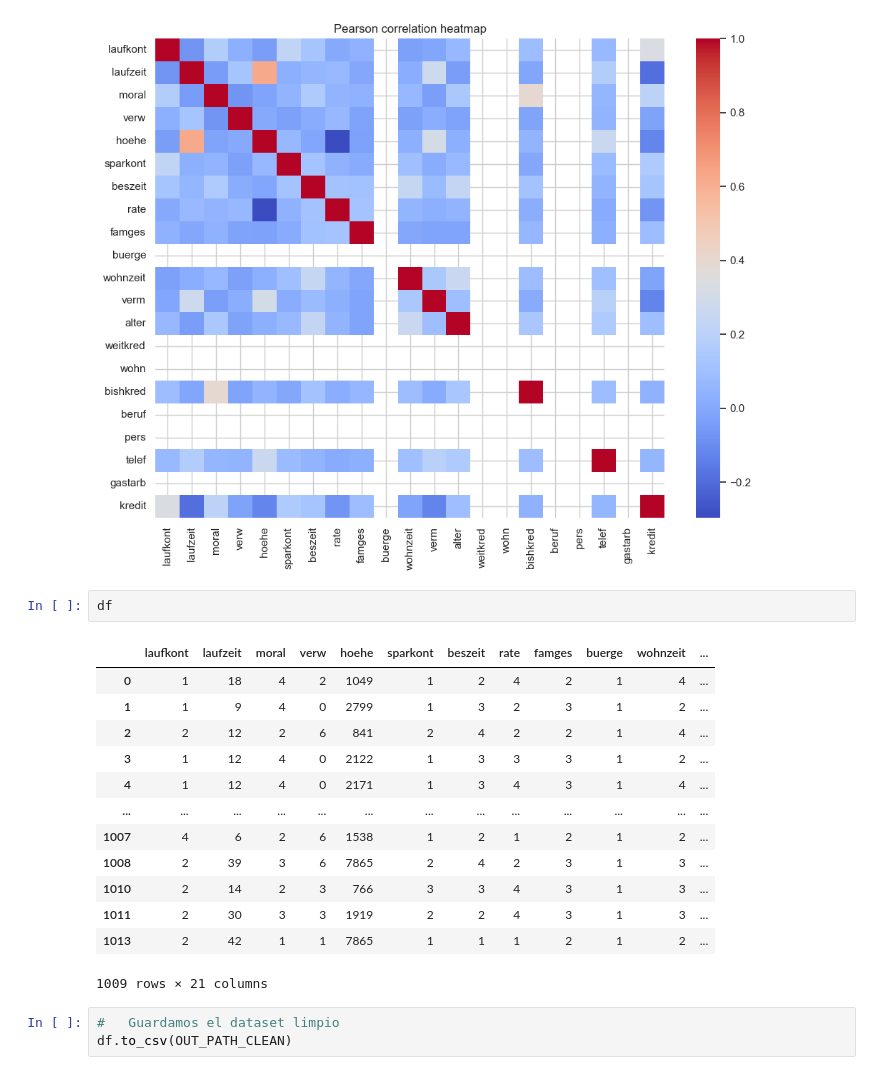
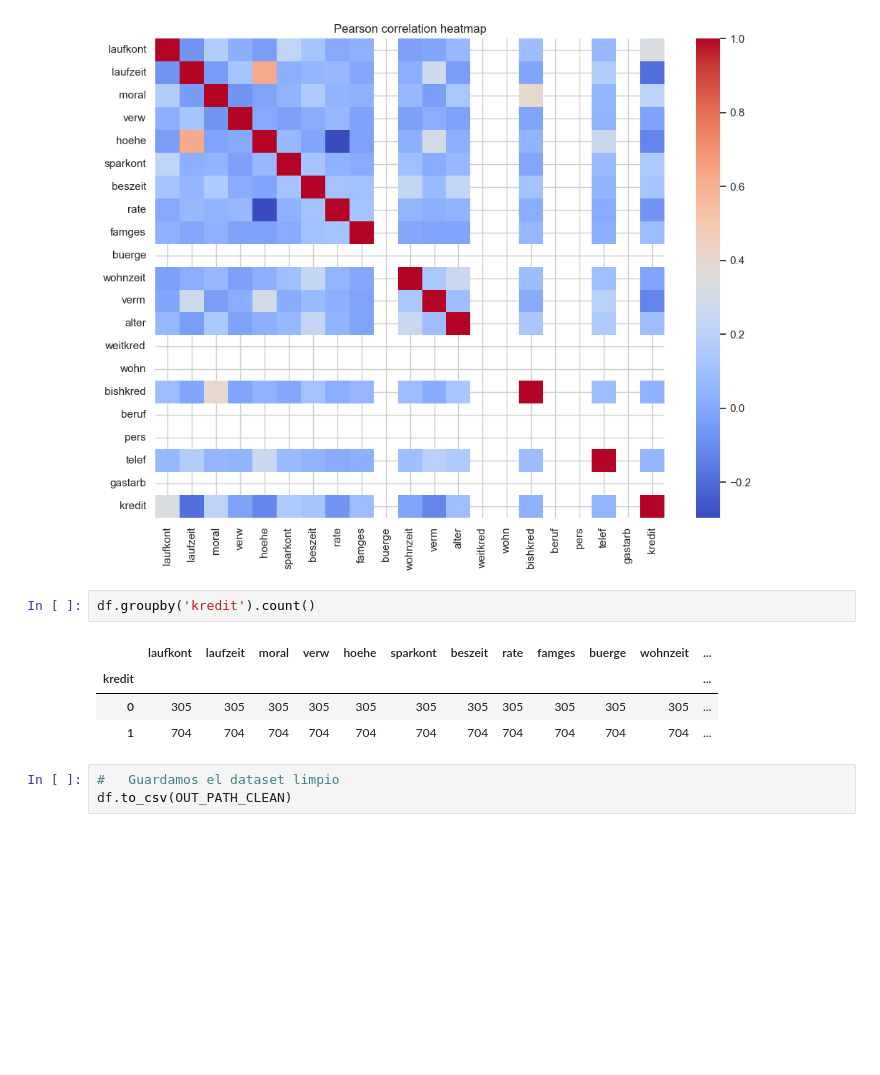
Before and after one commit to secabezon/MLOps, a Jupyter notebook: notebooks/EDA_german_credit.ipynb, the cells around one changed output. Cells and saved outputs as stored; diff of their text form; blank space fills up the shorter version.

```diff
--- a/notebooks/EDA_german_credit.ipynb
+++ b/notebooks/EDA_german_credit.ipynb
@@ -550,21 +550,12 @@ if num_cols:
 Num cols for correlacion/VIF: ['laufkont', 'laufzeit', 'moral', 'verw', 'hoehe', 'sparkont', 'beszeit', 'rate', 'famges', 'buerge', 'wohnzeit', 'verm', 'alter', 'weitkred', 'wohn', 'bishkred', 'beruf' ...
 [figure]
 # %%
-df
+df.groupby('kredit').count()
 # %% [output]
 |  | laufkont | laufzeit | moral | verw | hoehe | sparkont | beszeit | rate | famges | buerge | wohnzeit | ... |
-| 0 | 1 | 18 | 4 | 2 | 1049 | 1 | 2 | 4 | 2 | 1 | 4 | ... |
-| 1 | 1 | 9 | 4 | 0 | 2799 | 1 | 3 | 2 | 3 | 1 | 2 | ... |
-| 2 | 2 | 12 | 2 | 6 | 841 | 2 | 4 | 2 | 2 | 1 | 4 | ... |
-| 3 | 1 | 12 | 4 | 0 | 2122 | 1 | 3 | 3 | 3 | 1 | 2 | ... |
-| 4 | 1 | 12 | 4 | 0 | 2171 | 1 | 3 | 4 | 3 | 1 | 4 | ... |
-| ... | ... | ... | ... | ... | ... | ... | ... | ... | ... | ... | ... | ... |
-| 1007 | 4 | 6 | 2 | 6 | 1538 | 1 | 2 | 1 | 2 | 1 | 2 | ... |
-| 1008 | 2 | 39 | 3 | 6 | 7865 | 2 | 4 | 2 | 3 | 1 | 3 | ... |
-| 1010 | 2 | 14 | 2 | 3 | 766 | 3 | 3 | 4 | 3 | 1 | 3 | ... |
-| 1011 | 2 | 30 | 3 | 3 | 1919 | 2 | 2 | 4 | 3 | 1 | 3 | ... |
-| 1013 | 2 | 42 | 1 | 1 | 7865 | 1 | 1 | 1 | 2 | 1 | 2 | ... |
+| kredit |  |  |  |  |  |  |  |  |  |  |  | ... |
+| 0 | 305 | 305 | 305 | 305 | 305 | 305 | 305 | 305 | 305 | 305 | 305 | ... |
+| 1 | 704 | 704 | 704 | 704 | 704 | 704 | 704 | 704 | 704 | 704 | 704 | ... |
-1009 rows × 21 columns
 # %%
 #   Guardamos el dataset limpio
 df.to_csv(OUT_PATH_CLEAN)
```
Also changed, not shown: parts of 1 cell of this notebook, 7 other files.
